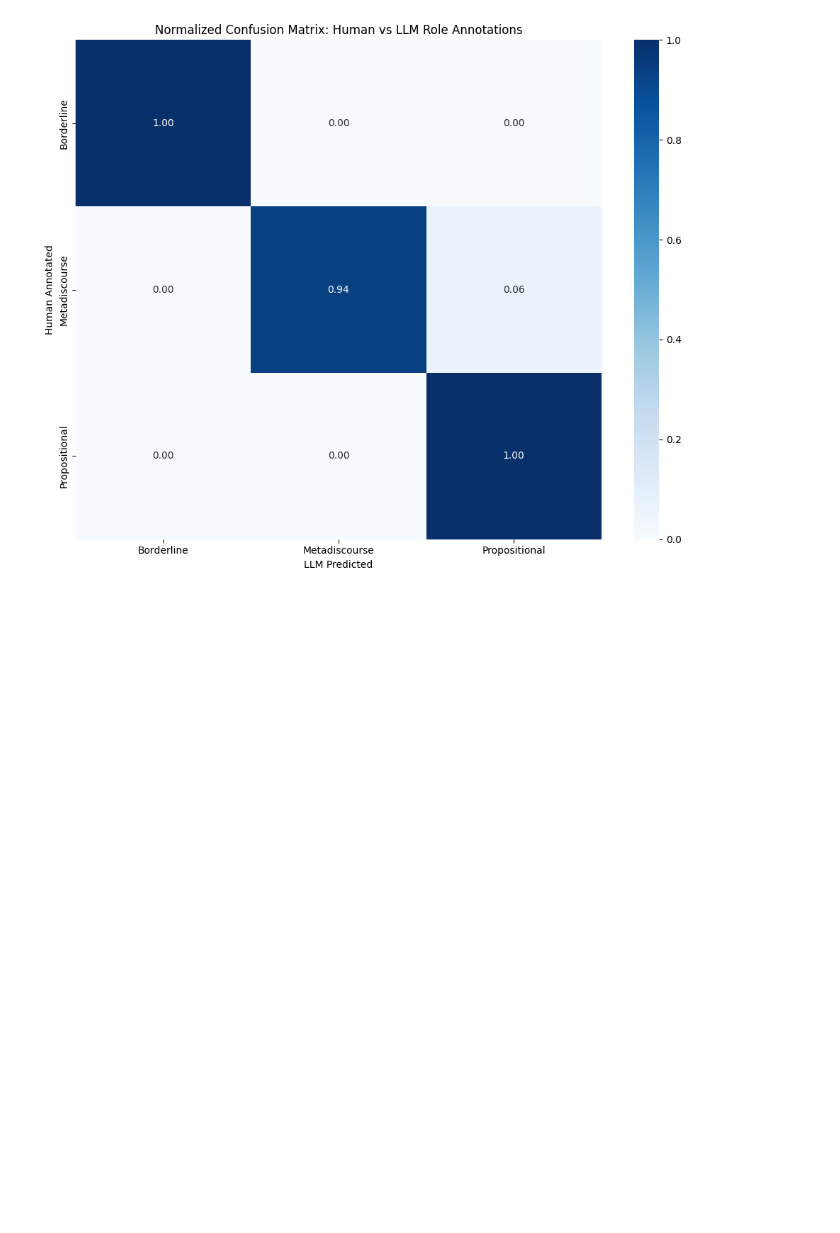
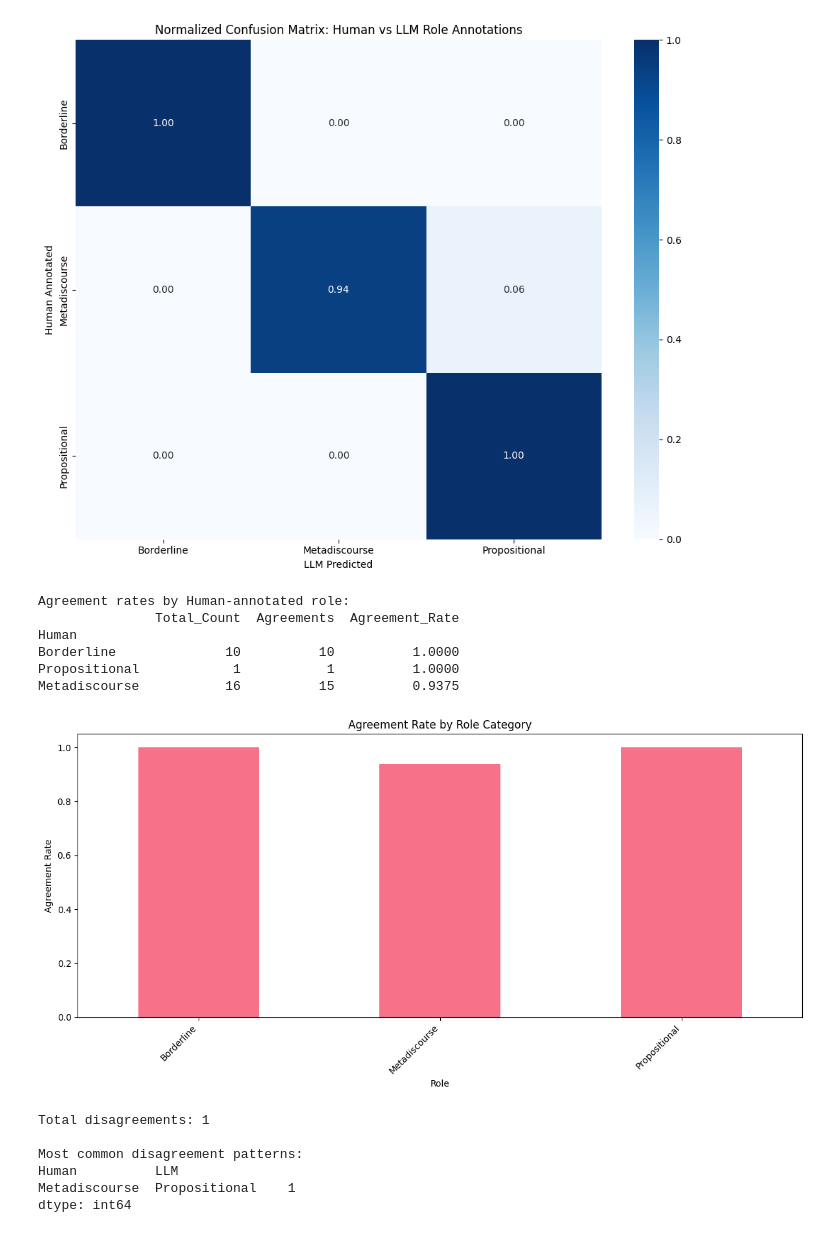
Before and after one commit to javadhaditaghi/computationalrhetoric-metadiscourseannotation, a Jupyter notebook: analysis/Inter-annotator-agreement.ipynb, the cells around one changed output. Cells and saved outputs as stored; diff of their text form; code cells hidden in the pictures; blank space fills up the shorter version.

Commit message:
Add Agreement rates by Human-annotated role

```diff
--- a/analysis/Inter-annotator-agreement.ipynb
+++ b/analysis/Inter-annotator-agreement.ipynb
@@ -362,3 +362,53 @@ if human_roles is not None and llm_roles is not None:
 # %% [output]
 [figure]
 [figure]
+# %%
+# Analyze agreement by role category
+if human_roles is not None and llm_roles is not None:
+    # Create agreement analysis by role
+    agreement_df = pd.DataFrame({
+        'Human': human_clean,
+        'LLM': llm_clean,
+        'Agreement': human_clean == llm_clean
+    })
+
+    # Agreement by human role
+    role_agreement = agreement_df.groupby('Human')['Agreement'].agg(['count', 'sum', 'mean']).round(4)
+    role_agreement.columns = ['Total_Count', 'Agreements', 'Agreement_Rate']
+
+    print("Agreement rates by Human-annotated role:")
+    print(role_agreement.sort_values('Agreement_Rate', ascending=False))
+
+    # Visualize agreement rates
+    plt.figure(figsize=(12, 6))
+    role_agreement['Agreement_Rate'].plot(kind='bar')
+    plt.title('Agreement Rate by Role Category')
+    plt.xlabel('Role')
+    plt.ylabel('Agreement Rate')
+    plt.xticks(rotation=45, ha='right')
+    plt.tight_layout()
+    plt.show()
+
+    # Disagreement analysis
+    disagreements = agreement_df[agreement_df['Agreement'] == False]
+    if len(disagreements) > 0:
+        print(f"\nTotal disagreements: {len(disagreements)}")
+        print("\nMost common disagreement patterns:")
+        disagreement_patterns = disagreements.groupby(['Human', 'LLM']).size().sort_values(ascending=False)
+        print(disagreement_patterns.head(10))
+    else:
+        print("\nNo disagreements found - perfect agreement!")
+# %% [output]
+Agreement rates by Human-annotated role:
+               Total_Count  Agreements  Agreement_Rate
+Human
+Borderline              10          10          1.0000
+Propositional            1           1          1.0000
+Metadiscourse           16          15          0.9375
+[figure, added]
+Total disagreements: 1
+
+Most common disagreement patterns:
+Human          LLM
+Metadiscourse  Propositional    1
+dtype: int64
```
